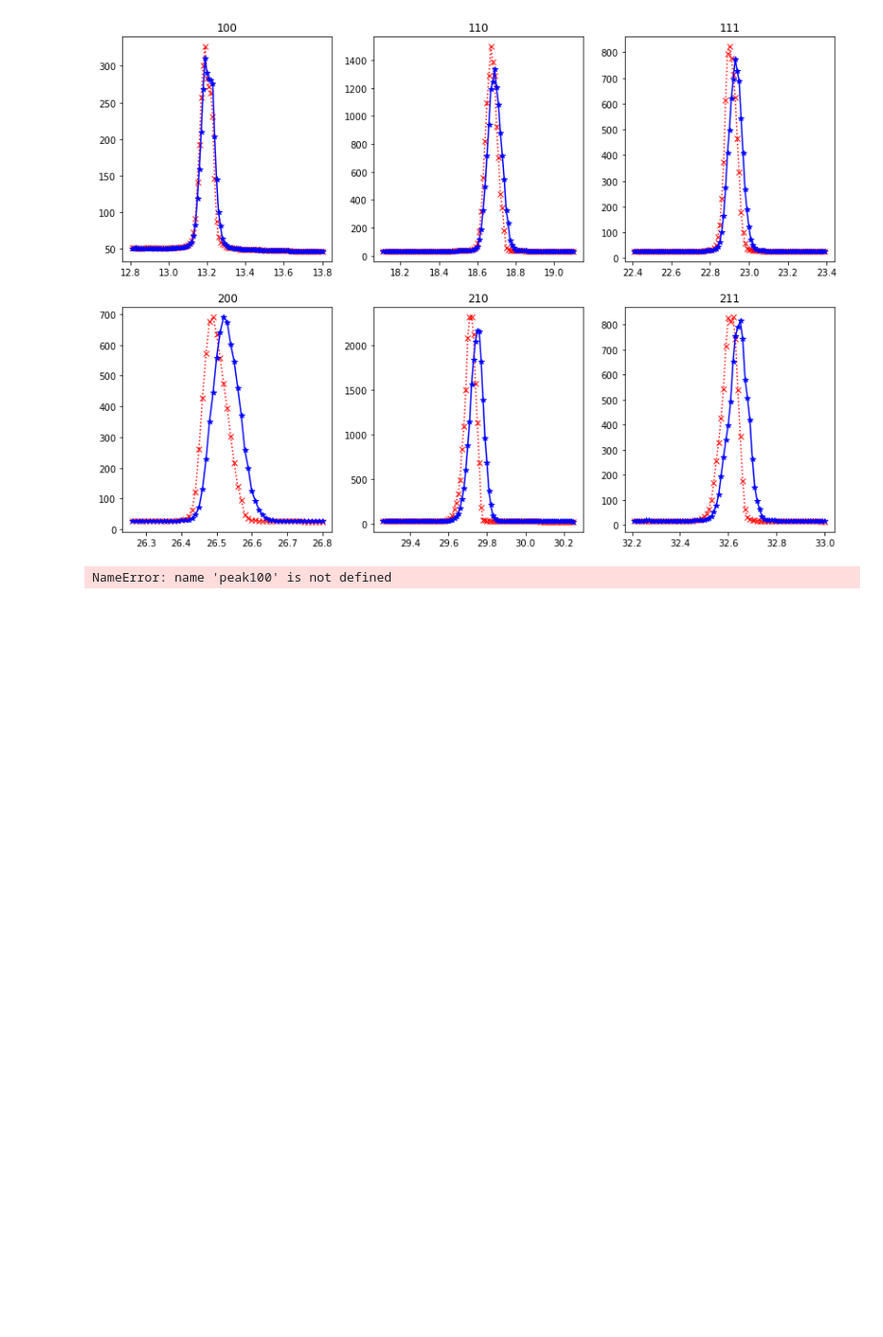
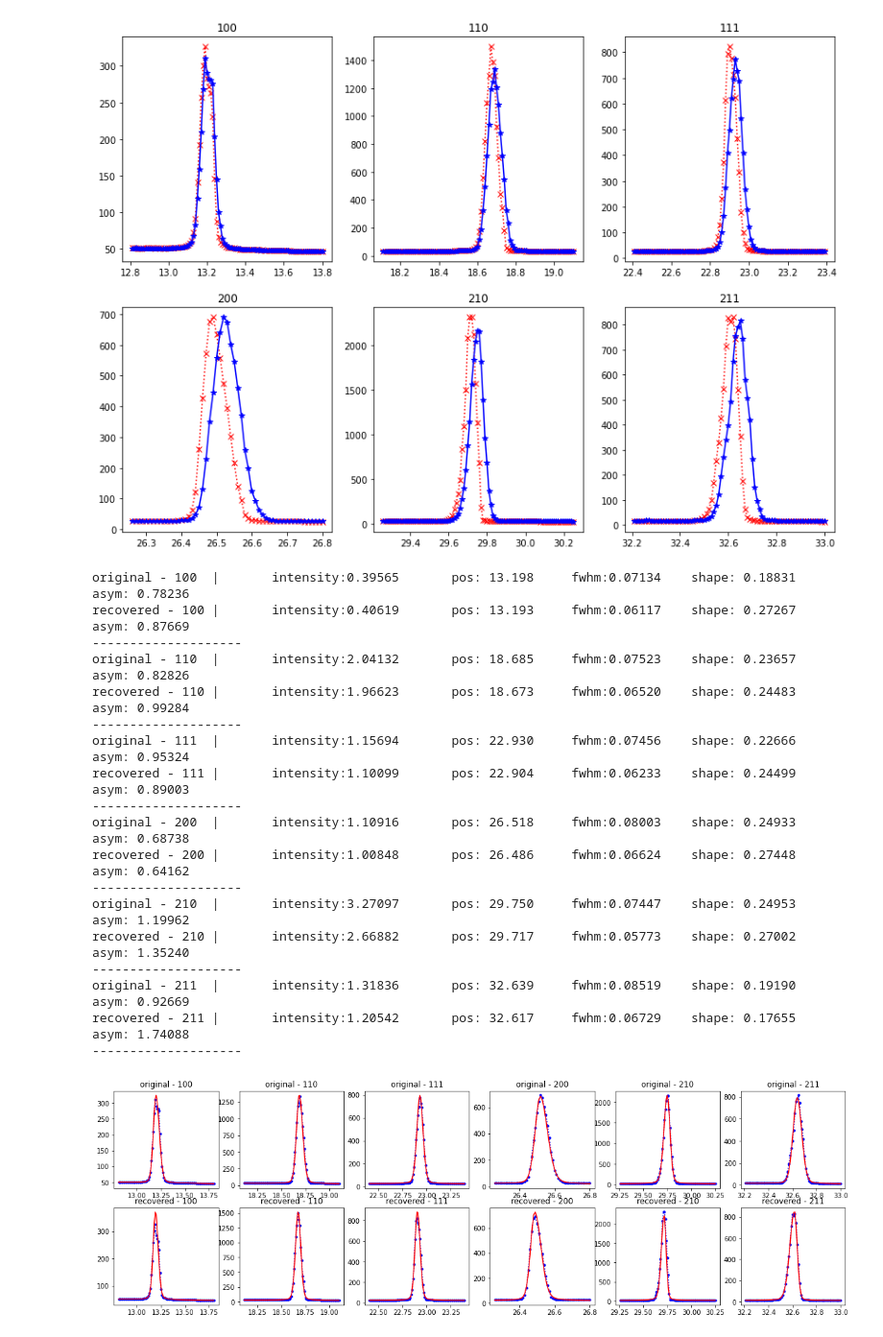
Before and after one commit to maxiv-science/xtrace, a Jupyter notebook: notebooks/presentation.ipynb, the cells around one changed output. Shown: that part at 96% size. Drawn from its saved outputs; the diff is of its cells as text; code cells hidden in the pictures; blank space fills up the shorter version.

```diff
--- a/notebooks/presentation.ipynb
+++ b/notebooks/presentation.ipynb
@@ -217,17 +216,35 @@ for i, (name, slc) in enumerate(peak_slices.items()):
 # %%
 from fit_asym_voigt import fit
 import itertools
 
 stages = {"original": az_img_smooth, "recovered": az_recovered}
 fig, axs = plt.subplots(2, 6, figsize=(20,6))
-for p, (peak_name, mask) in enumerate(peak_splices.items()):
+for p, (peak_name, mask) in enumerate(peak_slices.items()):
     for i, (src_name, az_src) in enumerate(stages.items()):
         peak_fit, p1 = fit(xtth[mask], az_src[mask])
         print(f'{src_name} - {peak_name}\t|\tintensity:{p1[0]:.5f}\tpos: {p1[1]*rad2deg:.3f}\tfwhm:' \
               f'{p1[2]*rad2deg:.5f}\tshape: {p1[3]:.5f}\t  asym: {p1[4]:.5f}')
         axs[i,p].plot(deg_xtth[mask], az_src[mask], 'b:.')
         axs[i,p].plot(deg_xtth[mask], peak_fit, 'r')
         axs[i,p].set_title(f'{src_name} - {peak_name}')
     print("-"*20)
 # %% [output]
-NameError: name 'peak100' is not defined
+original - 100  |       intensity:0.39565       pos: 13.198     fwhm:0.07134    shape: 0.18831    asym: 0.78236
+recovered - 100 |       intensity:0.40619       pos: 13.193     fwhm:0.06117    shape: 0.27267    asym: 0.87669
+--------------------
+original - 110  |       intensity:2.04132       pos: 18.685     fwhm:0.07523    shape: 0.23657    asym: 0.82826
+recovered - 110 |       intensity:1.96623       pos: 18.673     fwhm:0.06520    shape: 0.24483    asym: 0.99284
+--------------------
+original - 111  |       intensity:1.15694       pos: 22.930     fwhm:0.07456    shape: 0.22666    asym: 0.95324
+recovered - 111 |       intensity:1.10099       pos: 22.904     fwhm:0.06233    shape: 0.24499    asym: 0.89003
+--------------------
+original - 200  |       intensity:1.10916       pos: 26.518     fwhm:0.08003    shape: 0.24933    asym: 0.68738
+recovered - 200 |       intensity:1.00848       pos: 26.486     fwhm:0.06624    shape: 0.27448    asym: 0.64162
+--------------------
+original - 210  |       intensity:3.27097       pos: 29.750     fwhm:0.07447    shape: 0.24953    asym: 1.19962
+recovered - 210 |       intensity:2.66882       pos: 29.717     fwhm:0.05773    shape: 0.27002    asym: 1.35240
+--------------------
+original - 211  |       intensity:1.31836       pos: 32.639     fwhm:0.08519    shape: 0.19190    asym: 0.92669
+recovered - 211 |       intensity:1.20542       pos: 32.617     fwhm:0.06729    shape: 0.17655    asym: 1.74088
+--------------------
+[figure, added]
```
Also changed, not shown: parts of 1 cell of this notebook.
